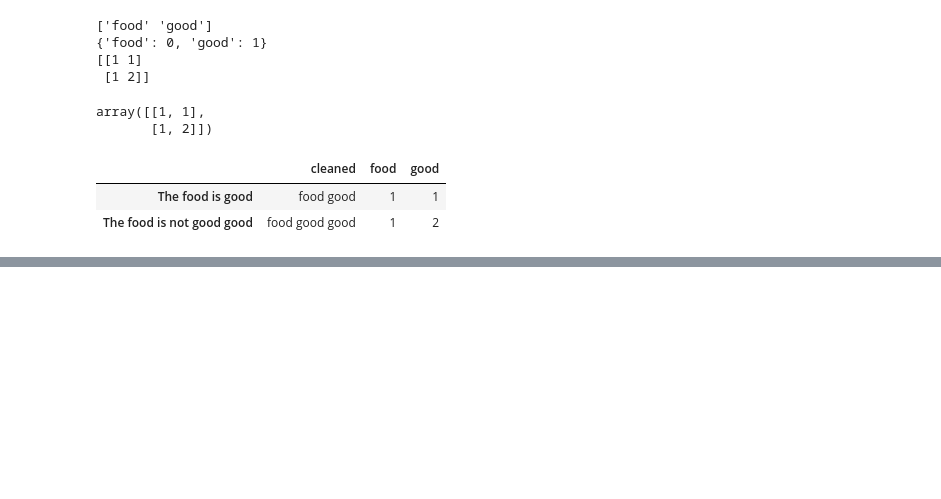
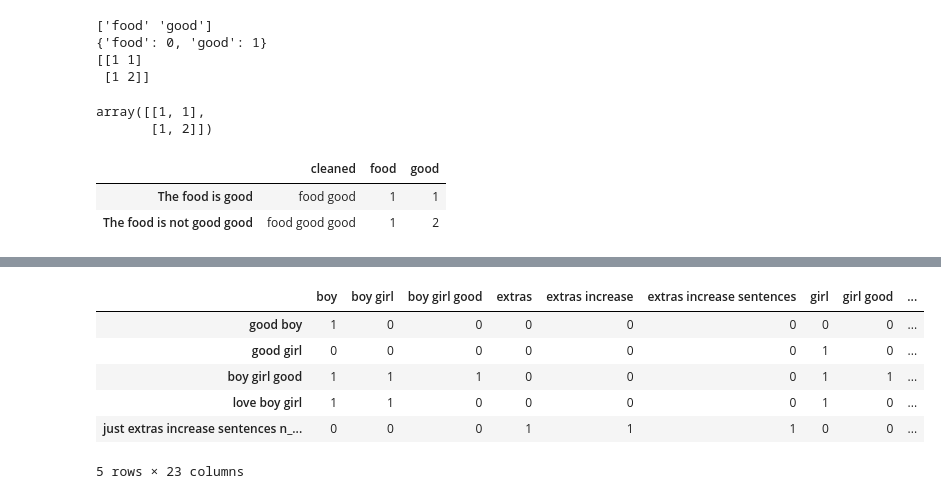
Before and after one commit to Kh3m/gen-ai-training, a Jupyter notebook: NLP/bow/bow_basics.ipynb, the cells around one changed output, grey strips where cells are left out. Saved outputs shown, nothing was run; the diff lists cells and outputs as text; code cells hidden in the pictures; blank space fills up the shorter version.

```diff
--- a/NLP/bow/bow_basics.ipynb
+++ b/NLP/bow/bow_basics.ipynb
@@ -77,0 +165,11 @@ sentences_2
+# %%
+# (1,3): unigrams + bigrams + trigrams — runs of 1, 2, and 3 adjacent words
+with_n_grams(n_grams=(1,3))
+# %% [output]
+|  | boy | boy girl | boy girl good | extras | extras increase | extras increase sentences | girl | girl good | ... |
+| good boy | 1 | 0 | 0 | 0 | 0 | 0 | 0 | 0 | ... |
+| good girl | 0 | 0 | 0 | 0 | 0 | 0 | 1 | 0 | ... |
+| boy girl good | 1 | 1 | 1 | 0 | 0 | 0 | 1 | 1 | ... |
+| love boy girl | 1 | 1 | 0 | 0 | 0 | 0 | 1 | 0 | ... |
+| just extras increase sentences n_... | 0 | 0 | 0 | 1 | 1 | 1 | 0 | 0 | ... |
+5 rows × 23 columns
```
Also changed, not shown: parts of 12 cells of this notebook, 1 other file.
